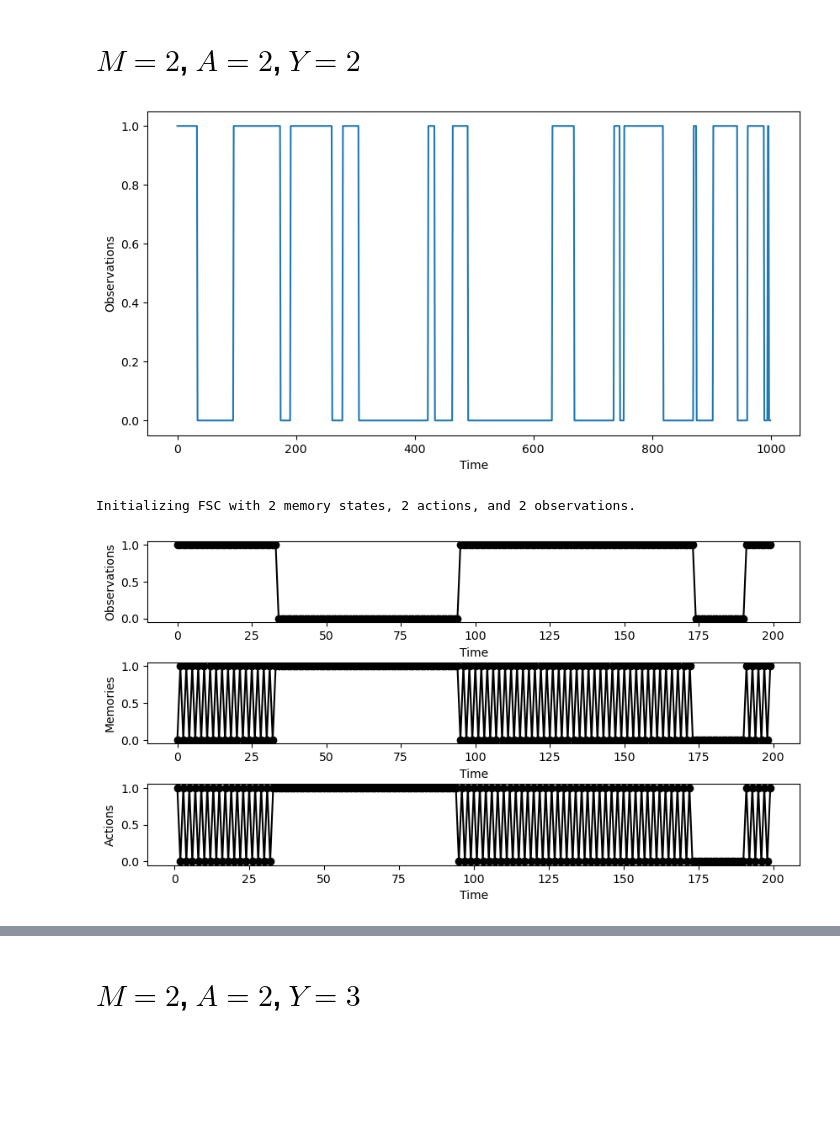
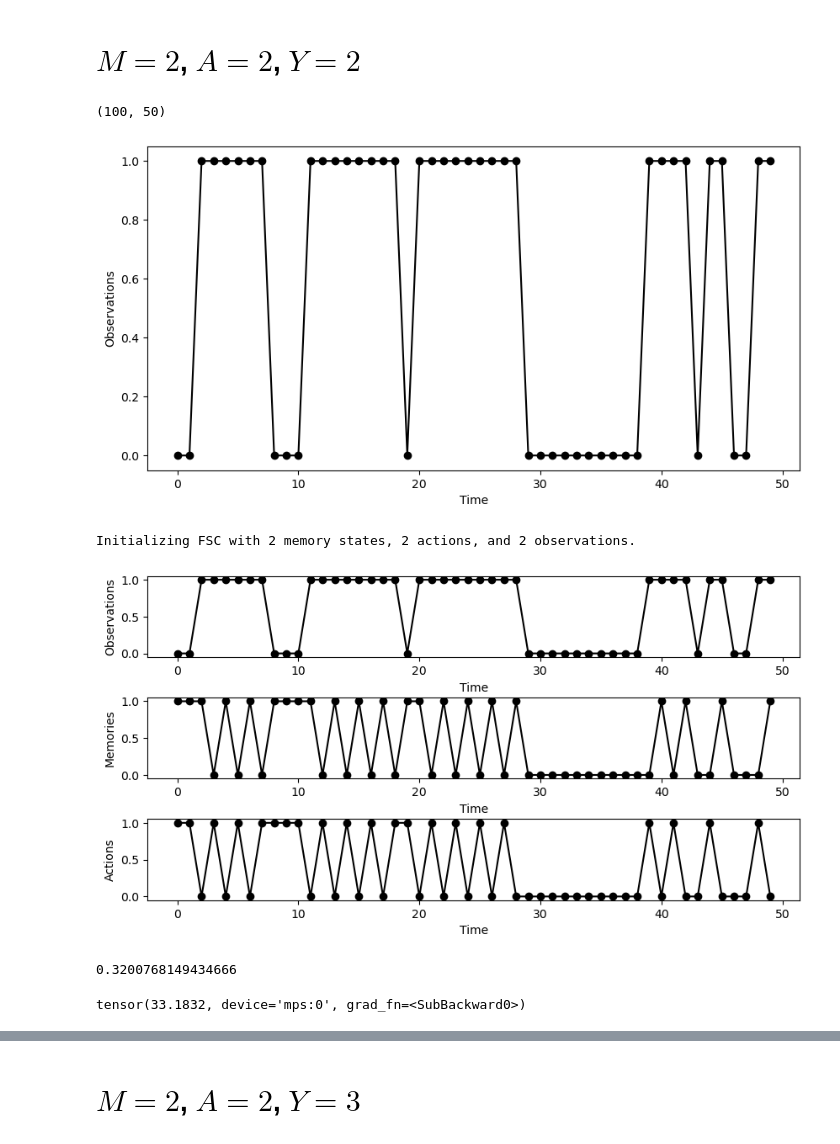
Before and after one commit to giorgionicoletti/InferenceFSCs, a Jupyter notebook: notebooks/FSC_trajectories.ipynb, the cells around one changed output, grey strips where cells are left out. Cells and saved outputs as stored; diff of their text form; code cells hidden in the pictures; blank space fills up the shorter version.

Commit message:
Updated with first succesful inference test

```diff
--- a/notebooks/FSC_trajectories.ipynb
+++ b/notebooks/FSC_trajectories.ipynb
@@ -12,22 +13,27 @@ import ObsModels
 # %% [markdown]
 # $M = 2$, $A = 2$, $Y = 2$
 # %%
-NStepsObs = 1000
+NStepsObs = 50
+NTraj = 100
 Y = 2
 RateMatrixObs = np.ones((Y,Y))
-RateMatrixObs = RateMatrixObs + 50*np.eye(Y)
+RateMatrixObs = RateMatrixObs + 2*np.eye(Y)
 
-observations = ObsModels.DiscreteMarkovChain(NStepsObs, RateMatrixObs)
+observations = ObsModels.DiscreteMarkovChain(NTraj, NStepsObs, RateMatrixObs, initial_seed = 0)
+observations.shape
+# %% [output]
+(100, 50)
 # %%
 fig, ax = plt.subplots(1,1, figsize=(10,5))
 
-ax.plot(observations, markersize=2)
+ax.plot(observations[0], 'o', label='Trajectory 0', color='black')
+plt.plot(observations[0], color='black', label='Trajectory 0')
 ax.set_xlabel('Time')
 ax.set_ylabel('Observations')
 
 plt.show()
 # %% [output]
-[figure, old version]
+[figure, new version]
 # %%
 M = 2
 A = 2
@@ -47,28 +53,40 @@ Initializing FSC with 2 memory states, 2 actions, and 2 observations.
 # %%
 FSC.load_observations(observations)
 # %%
-NSteps = 200
-trajectory = FSC.generate_trajectory(NSteps)
+NSteps = NStepsObs
+trajectories = FSC.generate_trajectories(NSteps)
 Time = np.arange(NSteps)
 # %%
+idx_trj = 0
+trj = trajectories[idx_trj]
 fig, ax = plt.subplots(3,1, figsize=(10,5))
 plt.subplots_adjust(hspace=0.5)
 
-ax[0].plot(Time, trajectory["observations"], 'o', c= 'k')
-ax[0].plot(Time, trajectory["observations"], c = 'k')
+ax[0].plot(Time, trj["observations"], 'o', c= 'k')
+ax[0].plot(Time, trj["observations"], c = 'k')
 ax[0].set_xlabel('Time')
 ax[0].set_ylabel('Observations')
 
-ax[1].plot(Time, trajectory["memories"], 'o', c= 'k')
-ax[1].plot(Time, trajectory["memories"], c = 'k')
+ax[1].plot(Time, trj["memories"], 'o', c= 'k')
+ax[1].plot(Time, trj["memories"], c = 'k')
 ax[1].set_xlabel('Time')
 ax[1].set_ylabel('Memories')
 
-ax[2].plot(Time[1:], trajectory["actions"][1:], 'o', c= 'k')
-ax[2].plot(Time[1:], trajectory["actions"][1:], c = 'k')
+ax[2].plot(Time, trj["actions"], 'o', c= 'k')
+ax[2].plot(Time, trj["actions"], c = 'k')
 ax[2].set_xlabel('Time')
 ax[2].set_ylabel('Actions')
 
 plt.show()
 # %% [output]
-[figure, old version]
+[figure, new version]
+# %%
+FSC.evaluate_nloglikelihood(trajectories[0])
+# %% [output]
+0.3200768149434666
+# %%
+FSC_tofit = FSC_InferenceDiscreteObs(M, A, Y, seed = 123)
+FSC_tofit.load_trajectories(trajectories)
+FSC_tofit.evaluate_nloglikelihood(idx_traj = 0)
+# %% [output]
+tensor(33.1832, device='mps:0', grad_fn=<SubBackward0>)
```
Also changed, not shown: parts of 8 cells of this notebook, 4 other files.
